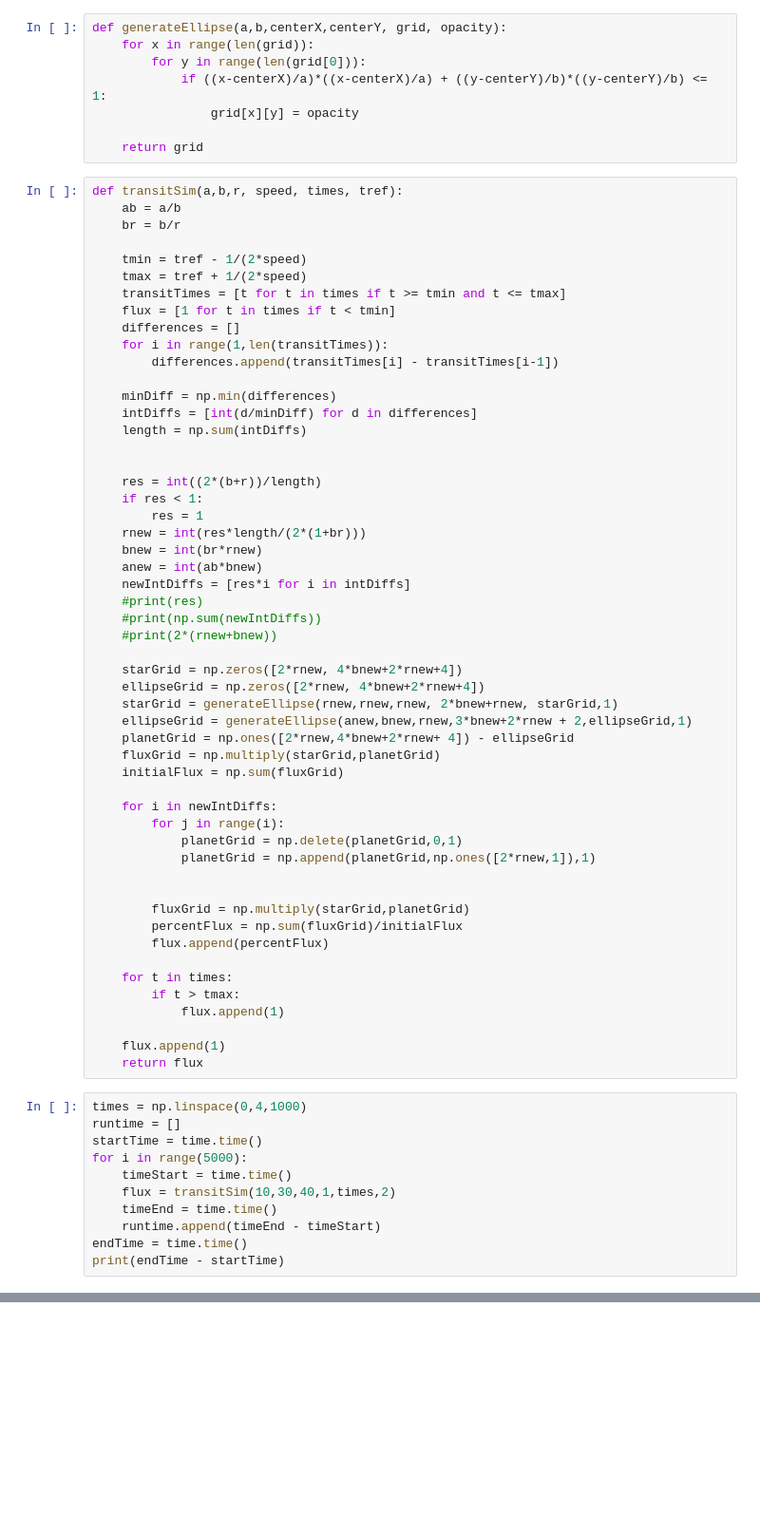
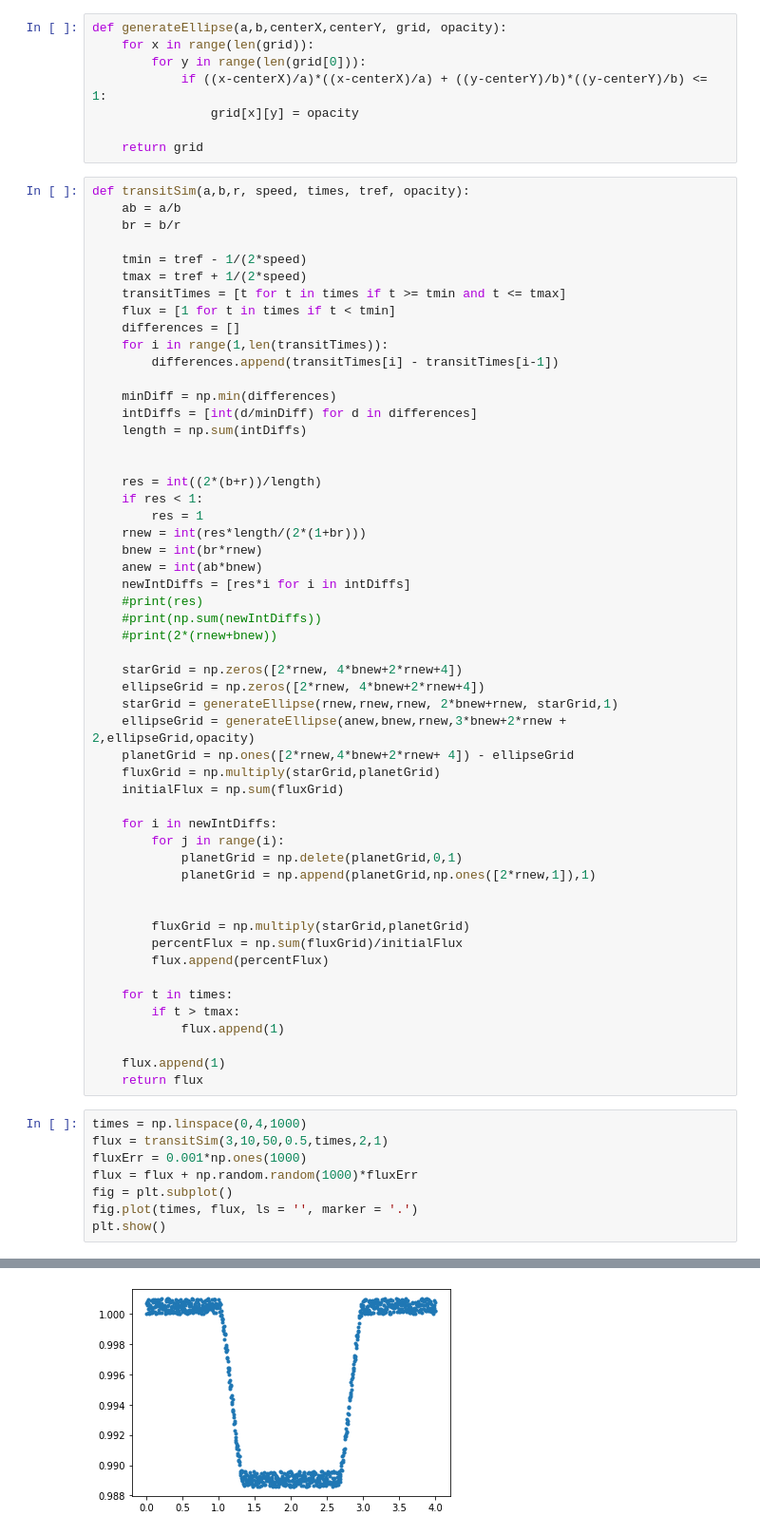
Before and after one commit to joshua-bromley/mcmcSampler, a Jupyter notebook: transitSim.ipynb, the cells around one changed output, grey strips where cells are left out. Shown at 95% size. Cells and saved outputs as stored; diff of their text form; blank space fills up the shorter version.

```diff
--- a/transitSim.ipynb
+++ b/transitSim.ipynb
@@ -12,7 +12,7 @@ def generateEllipse(a,b,centerX,centerY, grid, opacity):
 
     return grid
 # %%
-def transitSim(a,b,r, speed, times, tref):
+def transitSim(a,b,r, speed, times, tref, opacity):
     ab = a/b
     br = b/r
 
@@ -43,7 +43,7 @@ def transitSim(a,b,r, speed, times, tref):
     starGrid = np.zeros([2*rnew, 4*bnew+2*rnew+4])
     ellipseGrid = np.zeros([2*rnew, 4*bnew+2*rnew+4])
     starGrid = generateEllipse(rnew,rnew,rnew, 2*bnew+rnew, starGrid,1)
-    ellipseGrid = generateEllipse(anew,bnew,rnew,3*bnew+2*rnew + 2,ellipseGrid,1)
+    ellipseGrid = generateEllipse(anew,bnew,rnew,3*bnew+2*rnew + 2,ellipseGrid,opacity)
     planetGrid = np.ones([2*rnew,4*bnew+2*rnew+ 4]) - ellipseGrid
     fluxGrid = np.multiply(starGrid,planetGrid)
     initialFlux = np.sum(fluxGrid)
@@ -66,13 +66,10 @@ def transitSim(a,b,r, speed, times, tref):
     return flux
 # %%
 times = np.linspace(0,4,1000)
-runtime = []
-startTime = time.time()
-for i in range(5000):
-    timeStart = time.time()
-    flux = transitSim(10,30,40,1,times,2)
-    timeEnd = time.time()
-    runtime.append(timeEnd - timeStart)
-endTime = time.time()
-print(endTime - startTime)
+flux = transitSim(3,10,50,0.5,times,2,1)
+fluxErr = 0.001*np.ones(1000)
+flux = flux + np.random.random(1000)*fluxErr
+fig = plt.subplot()
+fig.plot(times, flux, ls = '', marker = '.')
+plt.show()
 # %% [output]
@@ -80 +76,2 @@ print(endTime - startTime)
+[figure, added]
 # %%
```
Also changed, not shown: parts of 3 cells of this notebook, 1 other file.
